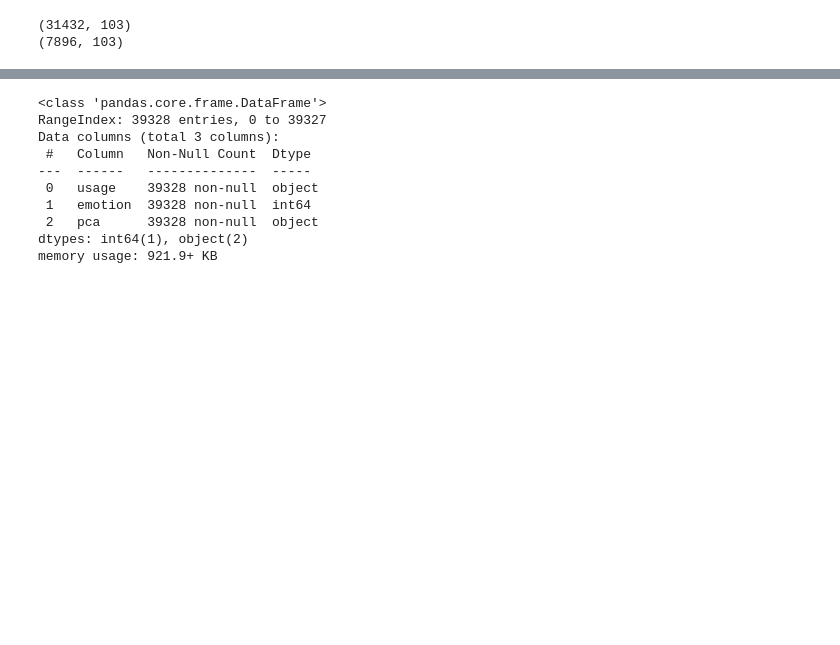
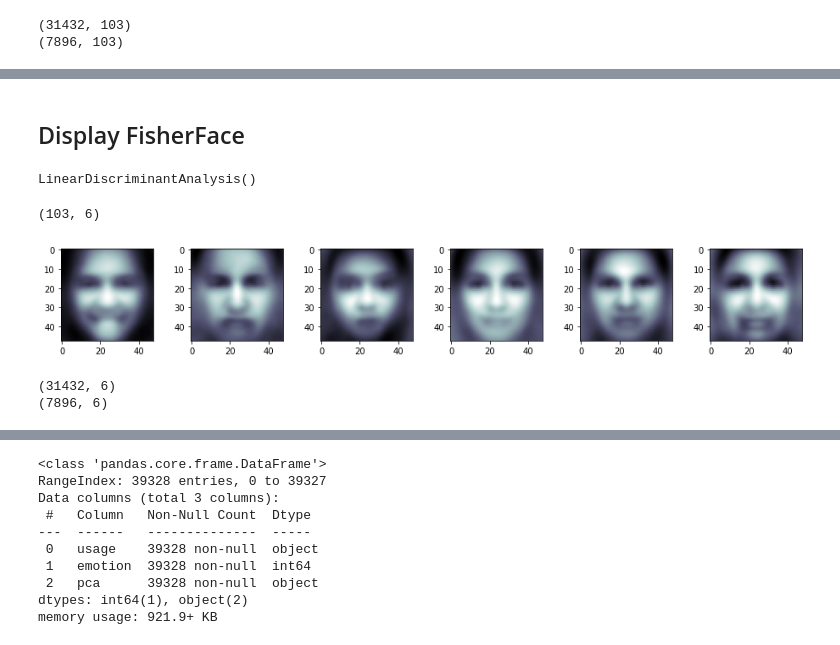
Before and after one commit to chikakoto/facial-expression-recognition, a Jupyter notebook: notebooks/2.0_demension_reduction.ipynb, the cells around one changed output, grey strips where cells are left out. Saved outputs shown, nothing was run; the diff lists cells and outputs as text; code cells hidden in the pictures; blank space fills up the shorter version.

Commit message:
Add FisherFace. Demention reduction completed.

```diff
--- a/notebooks/2.0_demension_reduction.ipynb
+++ b/notebooks/2.0_demension_reduction.ipynb
@@ -130,0 +131,29 @@ array([[-0.45897133,  0.96209355, -0.5578826 , ...,  1.70769688,
+# %% [markdown]
+## Display FisherFace
+# %%
+lda = LDA()
+lda.fit(X_train_pca, y_train)
+# %% [output]
+LinearDiscriminantAnalysis()
+# %%
+lda.scalings_.shape
+# %% [output]
+(103, 6)
+# %%
+plt.figure(figsize=(16, 2))
+for i in range(6):
+    ax = plt.subplot(1, 6, i + 1)
+    C1 = pca.inverse_transform(lda.scalings_[:, i])
+    C1.shape = [48, 48]
+    ax.imshow(C1, cmap=plt.cm.bone)
+plt.show()
+# %% [output]
+[figure, added]
+# %%
+X_train_lda = lda.transform(X_train_pca)
+X_test_lda = lda.transform(X_test_pca)
+print(X_train_lda.shape)
+print(X_test_lda.shape)
+# %% [output]
+(31432, 6)
+(7896, 6)
```
Also changed, not shown: parts of 45 cells of this notebook, 1 other file.
